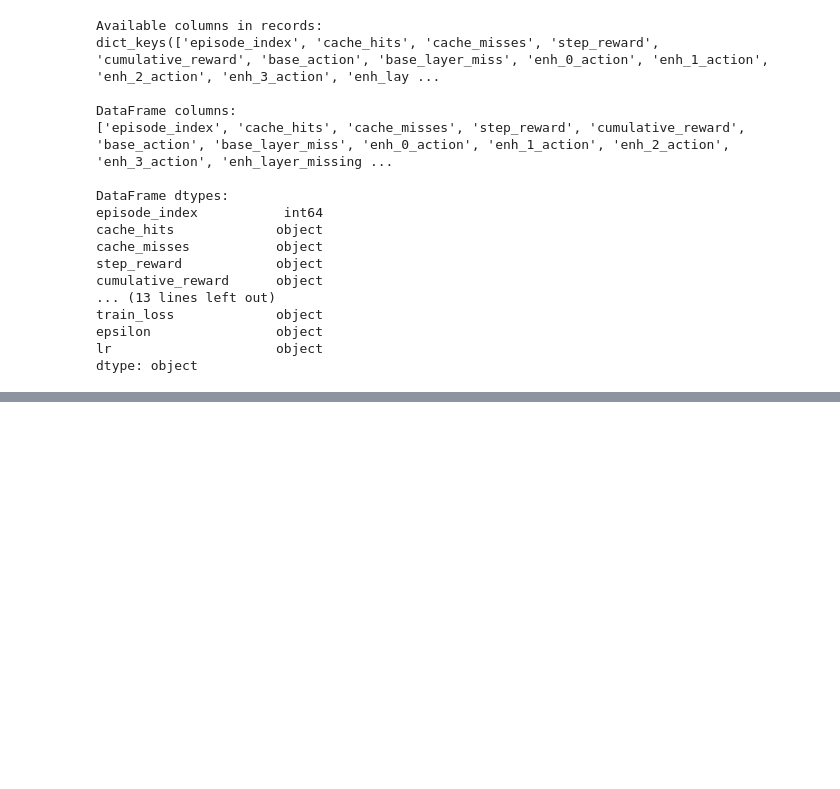
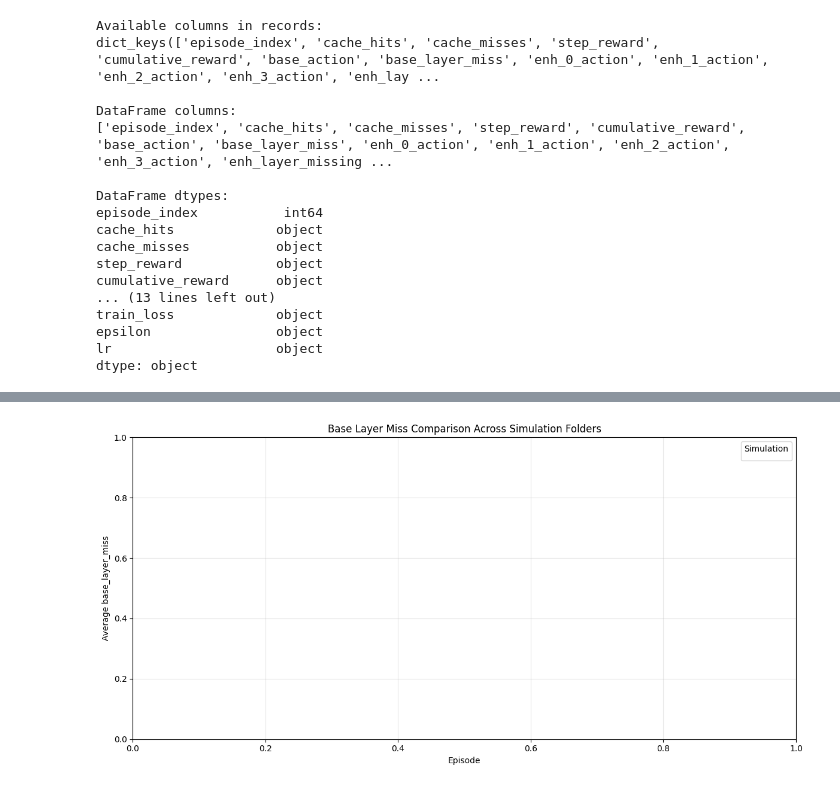
Before and after one commit to es25591/CacheVideoPredict360, a Jupyter notebook: Sources/Examples/LabAnalysis.ipynb, the cells around one changed output, grey strips where cells are left out. Cells and saved outputs as stored; diff of their text form; code cells hidden in the pictures; blank space fills up the shorter version.

Commit message:
Modifying simulation parameters ]incomplete#

```diff
--- a/Sources/Examples/LabAnalysis.ipynb
+++ b/Sources/Examples/LabAnalysis.ipynb
@@ -495 +496,74 @@ Cache Hit Rate Statistics:
 ======================================================================
+# %%
+# Helper function to compute average from list columns
+def get_avg_per_episode(col_name, df):
+    return [sum(val)/len(val) if isinstance(val, list) else val
+            for val in df[col_name]]
+
+path_foulder = "/home/eduardo/Workspace/CacheVideoPredict360/Results/"
+data_foulders = [
+    # path_foulder + "2026-02-25_09-37/",
+    # path_foulder + "2026-02-25_12-33/",
+    # path_foulder + "2026-02-25_15-03/",
+]
+
+pattern = re.compile(r"^debug_ep(\d+)\.json$")
+
+df_records = []
+all_records = []
+missing_folders = []
+
+for folder in data_foulders:
+    if not os.path.isdir(folder):
+        missing_folders.append(folder)
+        continue
+
+    records = []
+    for file_name in os.listdir(folder):
+        match = pattern.match(file_name)
+        if not match:
+            continue
+
+        episode = int(match.group(1))
+        file_path = os.path.join(folder, file_name)
+
+        with open(file_path, "r", encoding="utf-8") as f:
+            data = json.load(f)
+
+        if isinstance(data, dict):
+            records.append({"episode_index": episode, **data})
+        else:
+            records.append({"episode_index": episode, "data": data})
+
+    records.sort(key=lambda x: x["episode_index"])
+    df = pd.DataFrame(records)
+
+
+    avg_base_miss = get_avg_per_episode('base_layer_miss', df)
+    all_records.append(avg_base_miss)
+
+
+
+
+plt.figure(figsize=(12, 6))
+for i, (folder, avg_base_miss) in enumerate(zip(data_foulders, all_records)):
+    sim_name = os.path.basename(folder.rstrip('/'))
+    plt.plot(
+        list(range(len(avg_base_miss))),
+        avg_base_miss,
+        marker="o",
+        markersize=3,
+                linewidth=1.5,
+                label=sim_name,
+            )
+
+plt.title("Base Layer Miss Comparison Across Simulation Folders")
+plt.xlabel("Episode")
+plt.ylabel("Average base_layer_miss")
+plt.ylim(0, 1)
+plt.grid(True, alpha=0.3)
+plt.legend(title="Simulation")
+plt.tight_layout()
+plt.show()
+# %% [output]
+[figure, added]
```
Also changed, not shown: parts of 4 cells of this notebook, 3 other files.
